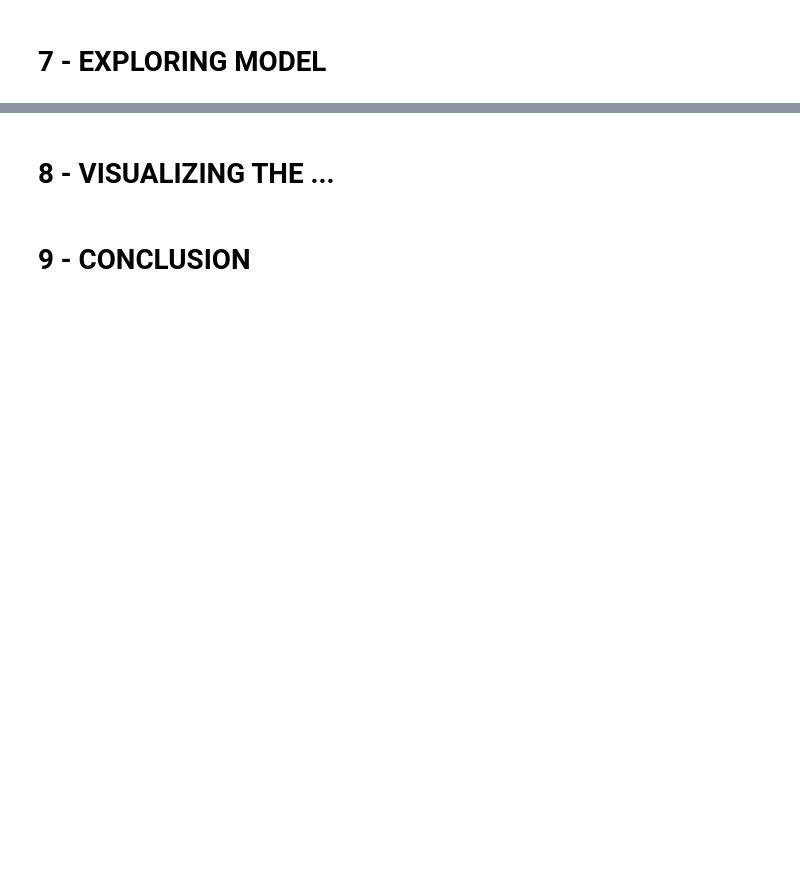
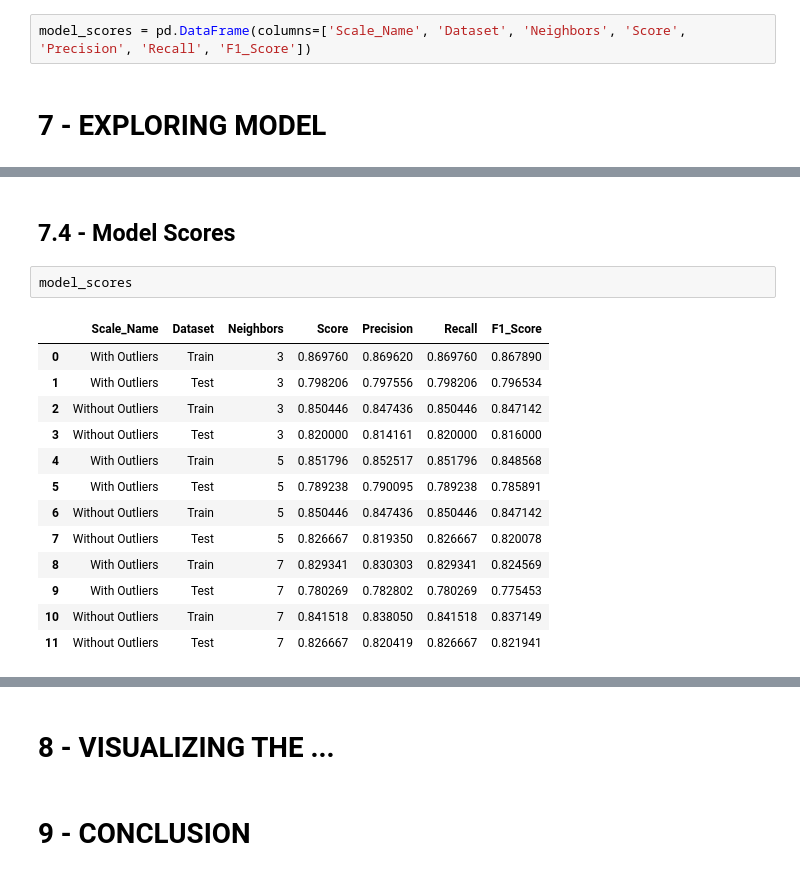
Before and after one commit to lfaferreira/knn-titanic, a Jupyter notebook: titanic.ipynb, the cells around one changed output, grey strips where cells are left out. Cells and saved outputs as stored; diff of their text form; blank space fills up the shorter version.

Commit message:
Att model exploration

```diff
--- a/titanic.ipynb
+++ b/titanic.ipynb
@@ -729,2 +783,4 @@ df_normalized_without_outliers
+# %%
+model_scores = pd.DataFrame(columns=['Scale_Name', 'Dataset', 'Neighbors', 'Score', 'Precision', 'Recall', 'F1_Score'])
 # %% [markdown]
 # 7 - EXPLORING MODEL
@@ -730,0 +913,18 @@ df_normalized_without_outliers
+# %% [markdown]
+## 7.4 - Model Scores
+# %%
+model_scores
+# %% [output]
+|  | Scale_Name | Dataset | Neighbors | Score | Precision | Recall | F1_Score |
+| 0 | With Outliers | Train | 3 | 0.869760 | 0.869620 | 0.869760 | 0.867890 |
+| 1 | With Outliers | Test | 3 | 0.798206 | 0.797556 | 0.798206 | 0.796534 |
+| 2 | Without Outliers | Train | 3 | 0.850446 | 0.847436 | 0.850446 | 0.847142 |
+| 3 | Without Outliers | Test | 3 | 0.820000 | 0.814161 | 0.820000 | 0.816000 |
+| 4 | With Outliers | Train | 5 | 0.851796 | 0.852517 | 0.851796 | 0.848568 |
+| 5 | With Outliers | Test | 5 | 0.789238 | 0.790095 | 0.789238 | 0.785891 |
+| 6 | Without Outliers | Train | 5 | 0.850446 | 0.847436 | 0.850446 | 0.847142 |
+| 7 | Without Outliers | Test | 5 | 0.826667 | 0.819350 | 0.826667 | 0.820078 |
+| 8 | With Outliers | Train | 7 | 0.829341 | 0.830303 | 0.829341 | 0.824569 |
+| 9 | With Outliers | Test | 7 | 0.780269 | 0.782802 | 0.780269 | 0.775453 |
+| 10 | Without Outliers | Train | 7 | 0.841518 | 0.838050 | 0.841518 | 0.837149 |
+| 11 | Without Outliers | Test | 7 | 0.826667 | 0.820419 | 0.826667 | 0.821941 |
```
Also changed, not shown: parts of 24 cells of this notebook.
